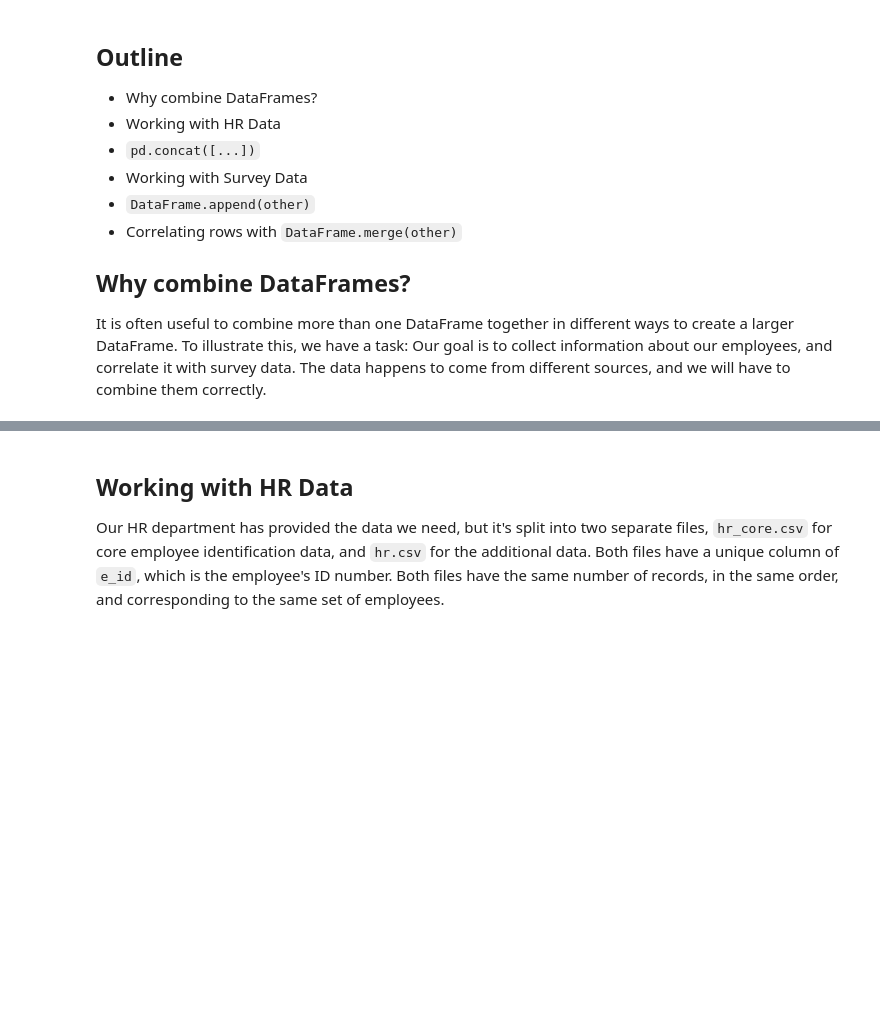
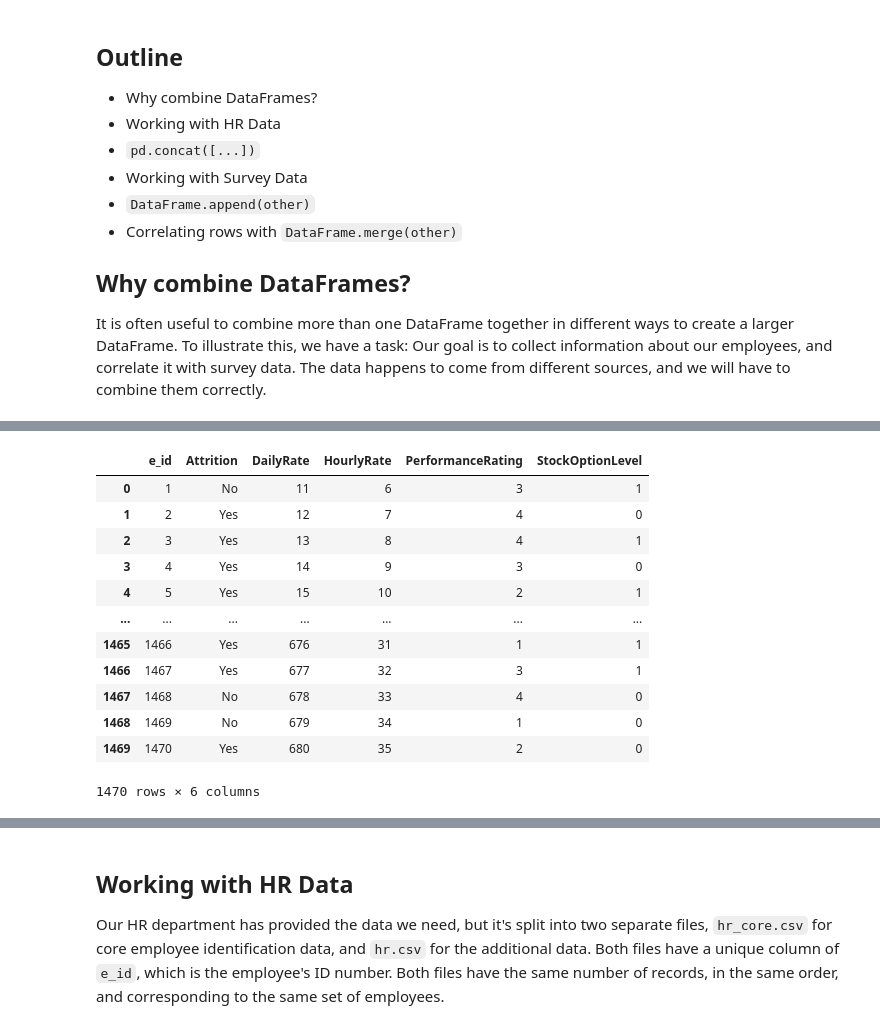
Before and after one commit to alexeimarcilio/Emeritus, a Jupyter notebook: Week06/6_10_Combining DataFrames.ipynb, the cells around one changed output, grey strips where cells are left out. Cells and saved outputs as stored; diff of their text form; code cells hidden in the pictures; blank space fills up the shorter version.

```diff
--- a/Week06/6_10_Combining DataFrames.ipynb
+++ b/Week06/6_10_Combining DataFrames.ipynb
@@ -13,0 +39,25 @@ It is often useful to combine more than one DataFrame together in different ways
+# %%
+from random import choice
+
+dict = {
+    "e_id": [x for x in range(1,1471)],
+    "Age": [x%75+10 for x in range(1,1471)],
+    "Gender":  ["Male" if x%2==0 else "Female" for x in range(1,1471)],
+}
+
+dict2 = {
+    "e_id": [x for x in range(1,1471)],
+    "Attrition": [choice(['Yes','No']) for x in range(1,1471)],
+    "DailyRate": [x%800+10 for x in range(1,1471)],
+    "HourlyRate":[x%40+5 for x in range(1,1471)],
+    "PerformanceRating":[choice([1,2,3,4]) for x in range(1,1471)],
+    "StockOptionLevel":[choice([0,1]) for x in range(1,1471)]
+}
+
+df1= pd.DataFrame(dict)
+df2=pd.DataFrame(dict2)
+
+df1.to_csv('data/combining/hr_core.csv',  index=False)
+df2.to_csv('data/combining/hr.csv',  index=False)
+
+   # DailyRate	HourlyRate	PerformanceRating	StockOptionLevel
@@ -13,0 +81,18 @@ It is often useful to combine more than one DataFrame together in different ways
+# %%
+df2=pd.DataFrame(dict2)
+# %%
+df2
+# %% [output]
+|  | e_id | Attrition | DailyRate | HourlyRate | PerformanceRating | StockOptionLevel |
+| 0 | 1 | No | 11 | 6 | 3 | 1 |
+| 1 | 2 | Yes | 12 | 7 | 4 | 0 |
+| 2 | 3 | Yes | 13 | 8 | 4 | 1 |
+| 3 | 4 | Yes | 14 | 9 | 3 | 0 |
+| 4 | 5 | Yes | 15 | 10 | 2 | 1 |
+| ... | ... | ... | ... | ... | ... | ... |
+| 1465 | 1466 | Yes | 676 | 31 | 1 | 1 |
+| 1466 | 1467 | Yes | 677 | 32 | 3 | 1 |
+| 1467 | 1468 | No | 678 | 33 | 4 | 0 |
+| 1468 | 1469 | No | 679 | 34 | 1 | 0 |
+| 1469 | 1470 | Yes | 680 | 35 | 2 | 0 |
+1470 rows × 6 columns
```
Also changed, not shown: parts of 20 cells of this notebook, 13 other files.
